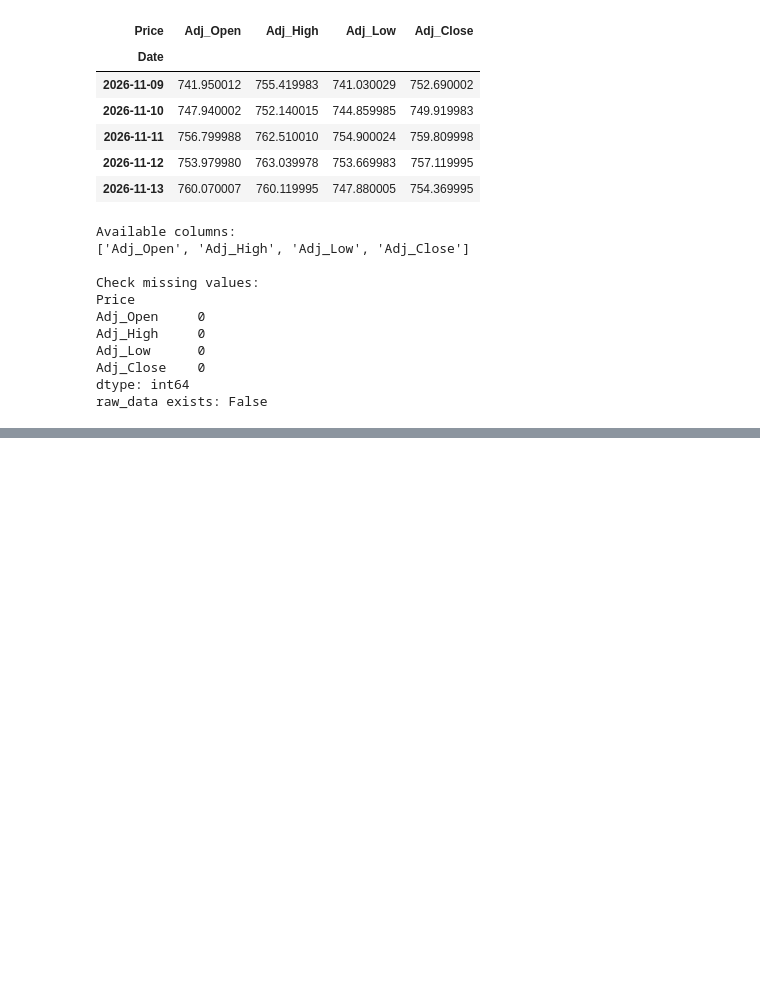
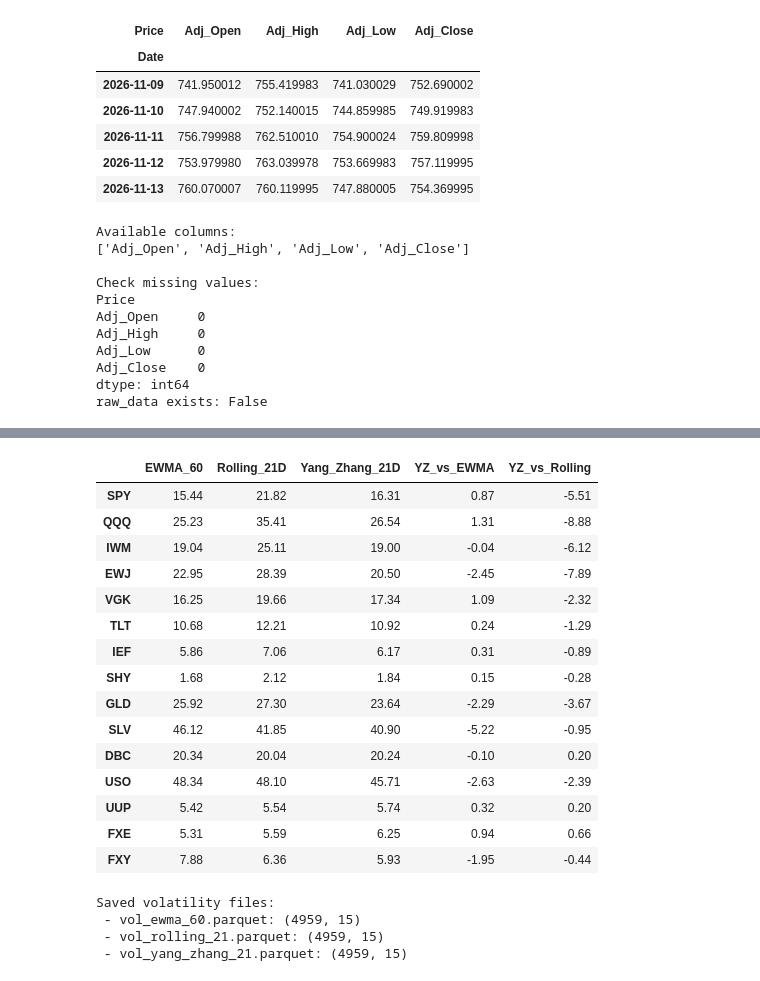
Before and after one commit to khangnguyen-sci/tsmom_project_group10_AAIS_QuantFinance, a Jupyter notebook: 04_volatility_estimation.ipynb, the cells around one changed output, grey strips where cells are left out. Cells and saved outputs as stored; diff of their text form; code cells hidden in the pictures; blank space fills up the shorter version.

```diff
--- a/04_volatility_estimation.ipynb
+++ b/04_volatility_estimation.ipynb
@@ -220,0 +295,44 @@ raw_data exists: False
+# %%
+# 4.EWMA, Rolling 21D, and Yang-Zhang 21D Volatility
+vol_comparison_all = pd.DataFrame({
+    "EWMA_60": ewma_vol_annual.iloc[-1] * 100,
+    "Rolling_21D": rolling_vol_annual.iloc[-1] * 100,
+    "Yang_Zhang_21D": yz_vol_annual.iloc[-1] * 100
+})
+
+vol_comparison_all["YZ_vs_EWMA"] = vol_comparison_all["Yang_Zhang_21D"] - vol_comparison_all["EWMA_60"]
+vol_comparison_all["YZ_vs_Rolling"] = vol_comparison_all["Yang_Zhang_21D"] - vol_comparison_all["Rolling_21D"]
+
+display(vol_comparison_all.round(2))
+# %% [output]
+|  | EWMA_60 | Rolling_21D | Yang_Zhang_21D | YZ_vs_EWMA | YZ_vs_Rolling |
+| SPY | 15.44 | 21.82 | 16.31 | 0.87 | -5.51 |
+| QQQ | 25.23 | 35.41 | 26.54 | 1.31 | -8.88 |
+| IWM | 19.04 | 25.11 | 19.00 | -0.04 | -6.12 |
+| EWJ | 22.95 | 28.39 | 20.50 | -2.45 | -7.89 |
+| VGK | 16.25 | 19.66 | 17.34 | 1.09 | -2.32 |
+| TLT | 10.68 | 12.21 | 10.92 | 0.24 | -1.29 |
+| IEF | 5.86 | 7.06 | 6.17 | 0.31 | -0.89 |
+| SHY | 1.68 | 2.12 | 1.84 | 0.15 | -0.28 |
+| GLD | 25.92 | 27.30 | 23.64 | -2.29 | -3.67 |
+| SLV | 46.12 | 41.85 | 40.90 | -5.22 | -0.95 |
+| DBC | 20.34 | 20.04 | 20.24 | -0.10 | 0.20 |
+| USO | 48.34 | 48.10 | 45.71 | -2.63 | -2.39 |
+| UUP | 5.42 | 5.54 | 5.74 | 0.32 | 0.20 |
+| FXE | 5.31 | 5.59 | 6.25 | 0.94 | 0.66 |
+| FXY | 7.88 | 6.36 | 5.93 | -1.95 | -0.44 |
+# %%
+# 5. Save annualized volatility estimates
+ewma_vol_annual.to_parquet(PROCESSED_DIR / "vol_ewma_60.parquet")
+rolling_vol_annual.to_parquet(PROCESSED_DIR / "vol_rolling_21.parquet")
+yz_vol_annual.to_parquet(PROCESSED_DIR / "vol_yang_zhang_21.parquet")
+
+print("Saved volatility files:")
+for fname in ["vol_ewma_60.parquet", "vol_rolling_21.parquet", "vol_yang_zhang_21.parquet"]:
+    p = PROCESSED_DIR / fname
+    print(f" - {p.name}: {pd.read_parquet(p).shape}")
+# %% [output]
+Saved volatility files:
+ - vol_ewma_60.parquet: (4959, 15)
+ - vol_rolling_21.parquet: (4959, 15)
+ - vol_yang_zhang_21.parquet: (4959, 15)
```
Also changed, not shown: parts of 1 cell of this notebook, 2 other files.
